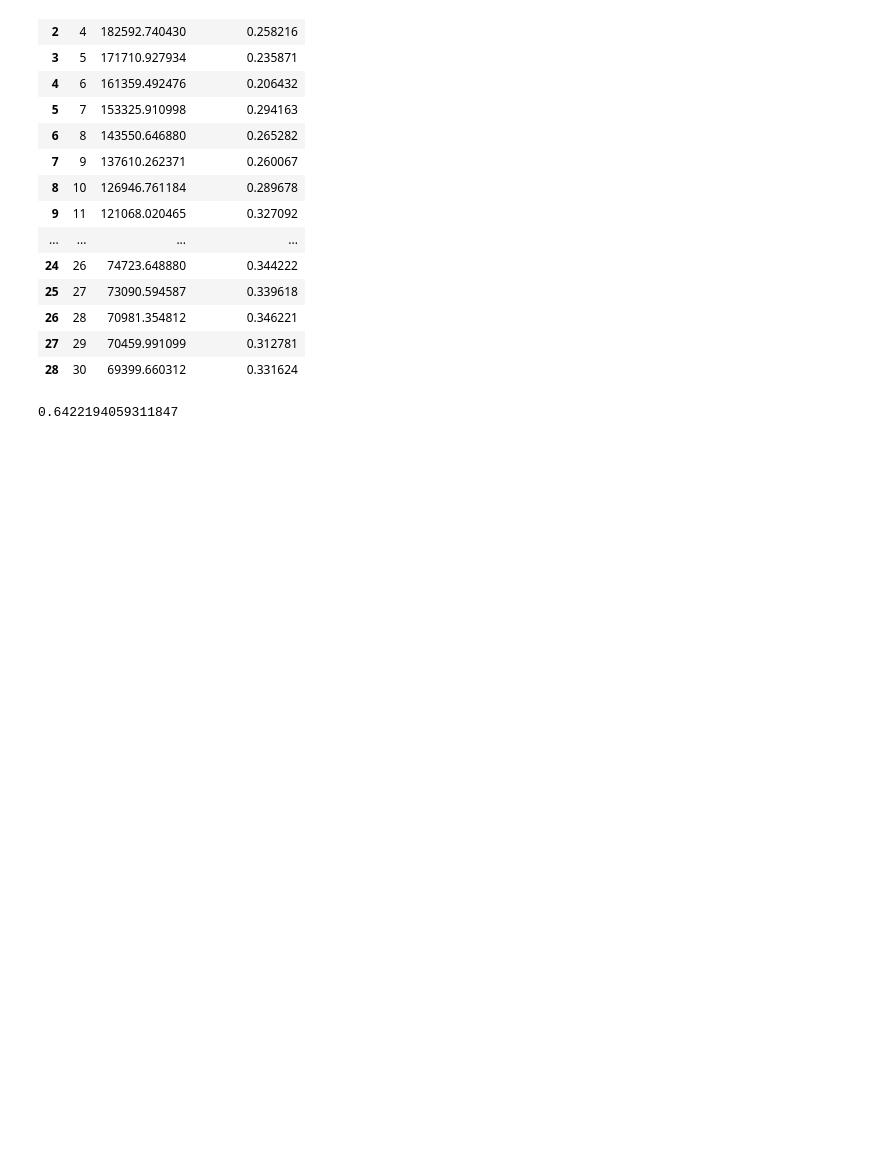
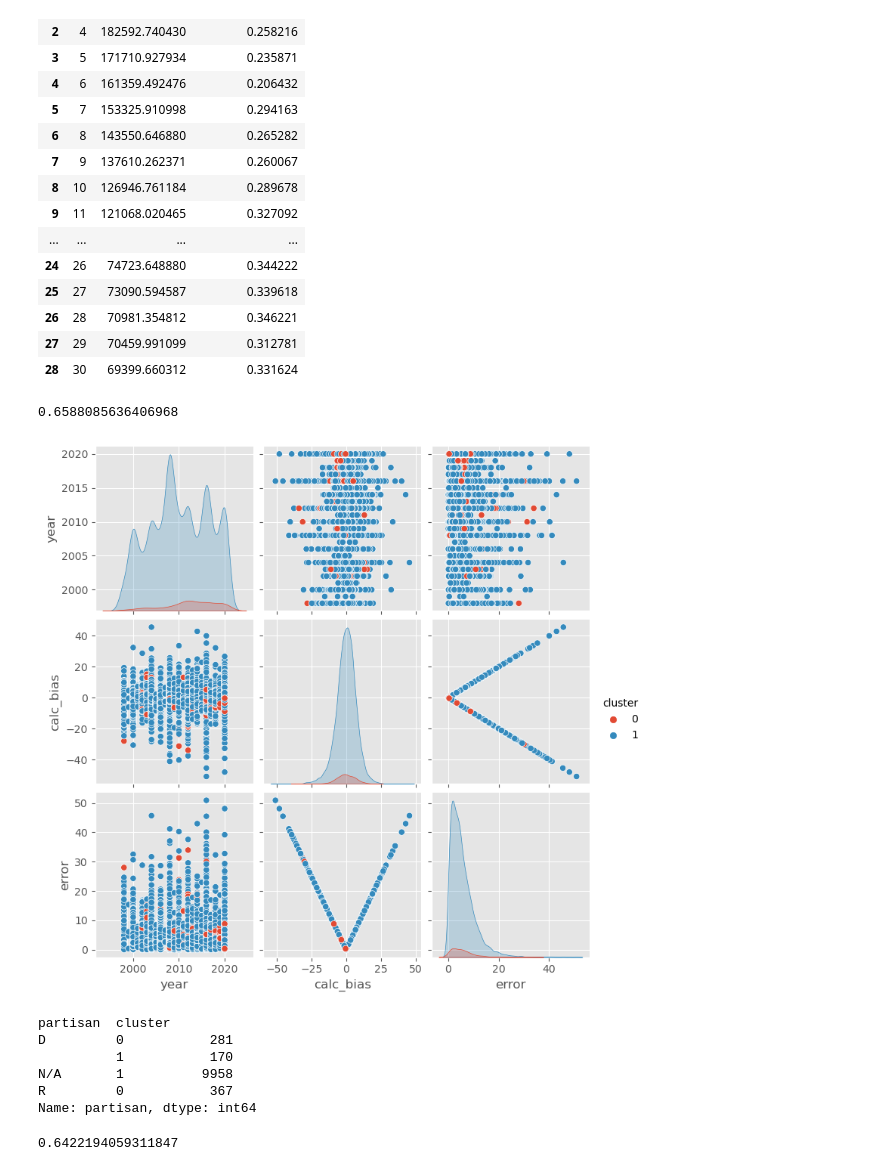
Before and after one commit to vijay-ravuri/poll-accuracy-modeling, a Jupyter notebook: code/clustering.ipynb, the cells around one changed output. Drawn from its saved outputs; the diff is of its cells as text; code cells hidden in the pictures; blank space fills up the shorter version.

```diff
--- a/code/clustering.ipynb
+++ b/code/clustering.ipynb
@@ -396,6 +397,48 @@ score_df
 | 26 | 28 | 70981.354812 | 0.346221 |
 | 27 | 29 | 70459.991099 | 0.312781 |
 | 28 | 30 | 69399.660312 | 0.331624 |
+# %%
+partisaner = Pipeline(
+    [
+        ('ohe', OneHotEncoder(drop = 'first'))
+    ]
+)
+
+kmeans_pipe = Pipeline(
+    [
+        ('ct', ColumnTransformer(
+            [
+                ('patrisan_ct', partisaner, ['partisan', 'type_simple'])
+            ],
+            remainder = 'passthrough'
+            )
+        ),
+        ('ss', StandardScaler()),
+        ('kmeans', KMeans(n_init = 30, n_clusters = 2, random_state = 42))
+    ]
+).fit(X)
+
+
+clustered = pd.concat([X, pd.Series(kmeans_pipe['kmeans'].labels_, name = 'cluster')], axis = 1) # type: ignore # type: ignore
+silhouette_score(kmeans_pipe.transform(X), clustered['cluster'])
+# %% [output]
+0.6588085636406968
+# %%
+sns.pairplot(
+    data = clustered[['year','calc_bias', 'error', 'cluster']],
+    hue = 'cluster'
+);
+# %% [output]
+[figure, added]
+# %%
+clustered.groupby(['partisan', 'cluster'])['partisan'].count()
+# %% [output]
+partisan  cluster
+D         0           281
+          1           170
+N/A       1          9958
+R         0           367
+Name: partisan, dtype: int64
 # %%
 partisaner = Pipeline(
     [
```
Also changed, not shown: parts of 11 cells of this notebook.
